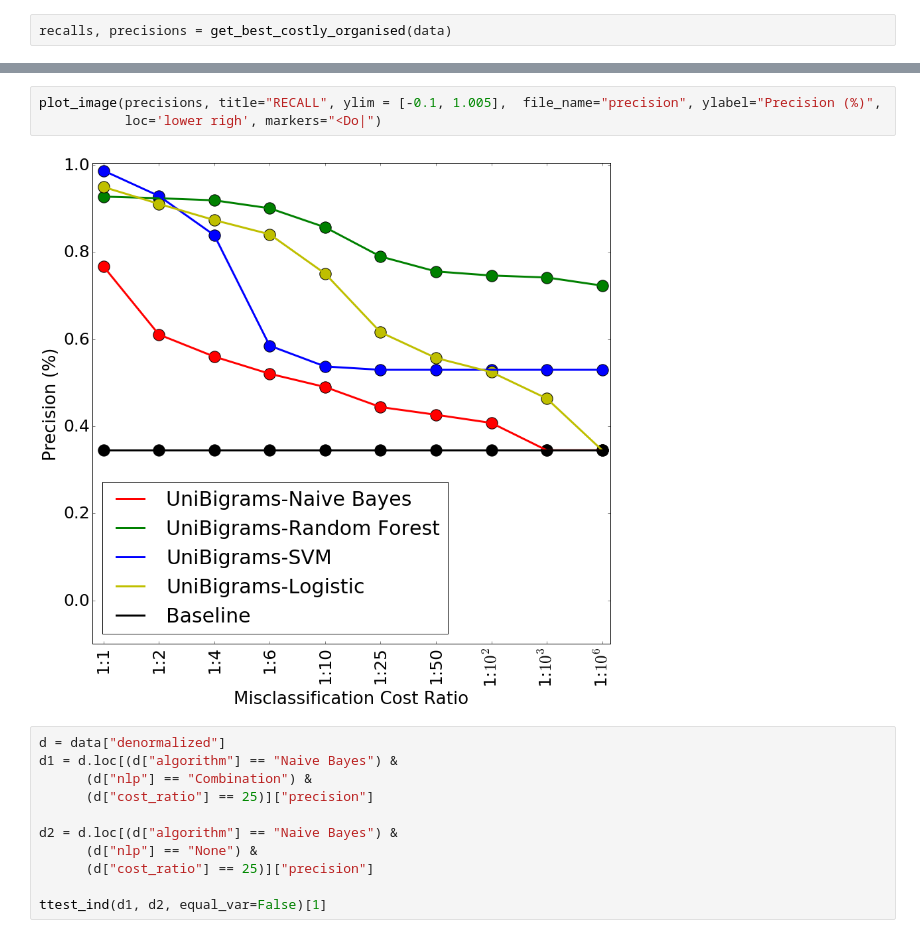
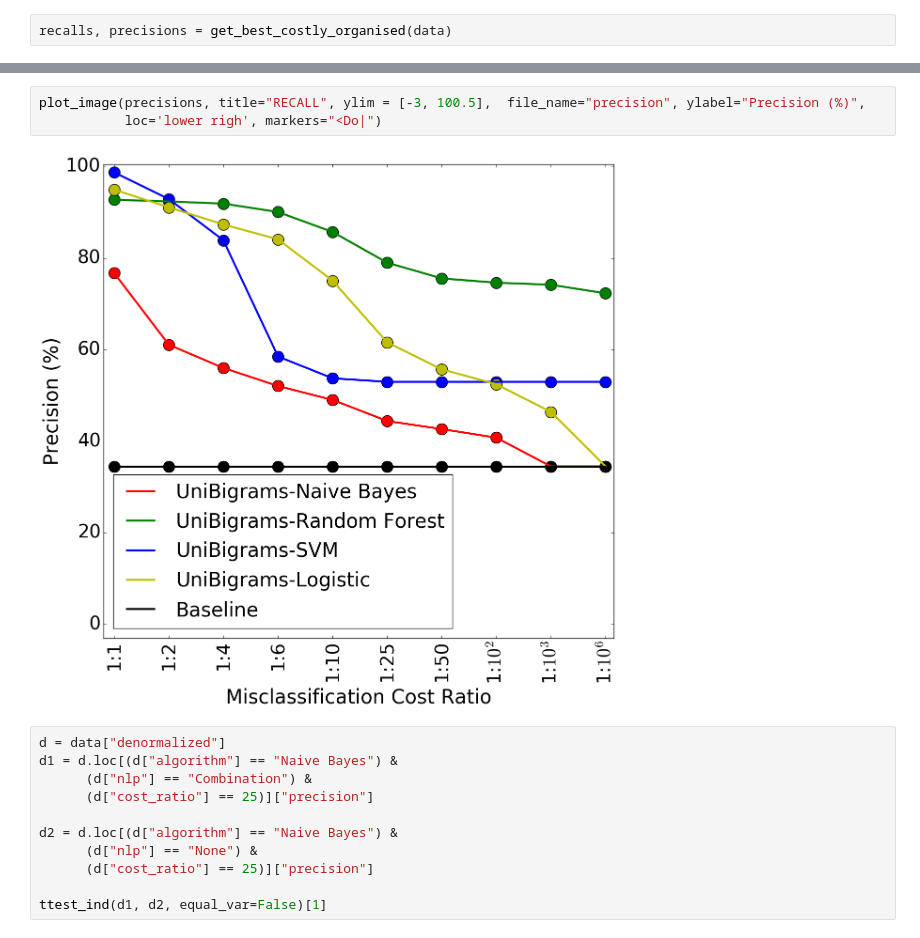
Before and after one commit to borjaeg/thete, a Jupyter notebook: Paper-Analysis.ipynb, the cells around one changed output, grey strips where cells are left out. Drawn from its saved outputs; the diff is of its cells as text.

Commit message:
changing chart style

```diff
--- a/Paper-Analysis.ipynb
+++ b/Paper-Analysis.ipynb
@@ -128,8 +128,8 @@ plot_image(recalls, title="RECALL", ylim = [0.70, 1.005], file_name="recall", yl
 # %%
-plot_image(precisions, title="RECALL", ylim = [-0.1, 1.005],  file_name="precision", ylabel="Precision (%)",
+plot_image(precisions, title="RECALL", ylim = [-3, 100.5],  file_name="precision", ylabel="Precision (%)",
            loc='lower righ', markers="<Do|")
 # %% [output]
-[figure, old version]
+[figure, new version]
 # %%
 d = data["denormalized"]
 d1 = d.loc[(d["algorithm"] == "Naive Bayes") &
```
Also changed, not shown: parts of 2 cells of this notebook, 3 other files.
